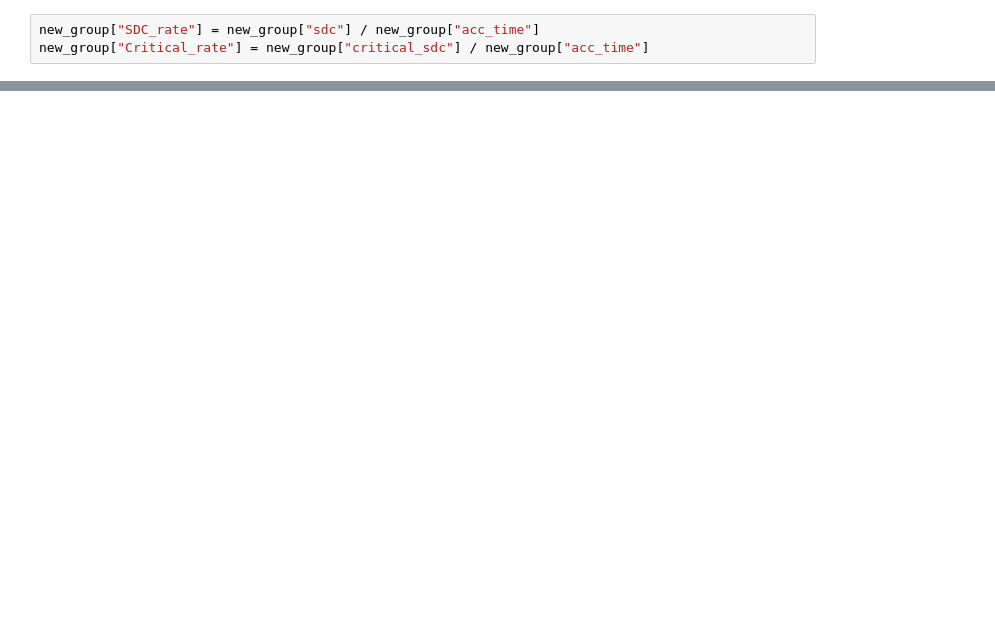
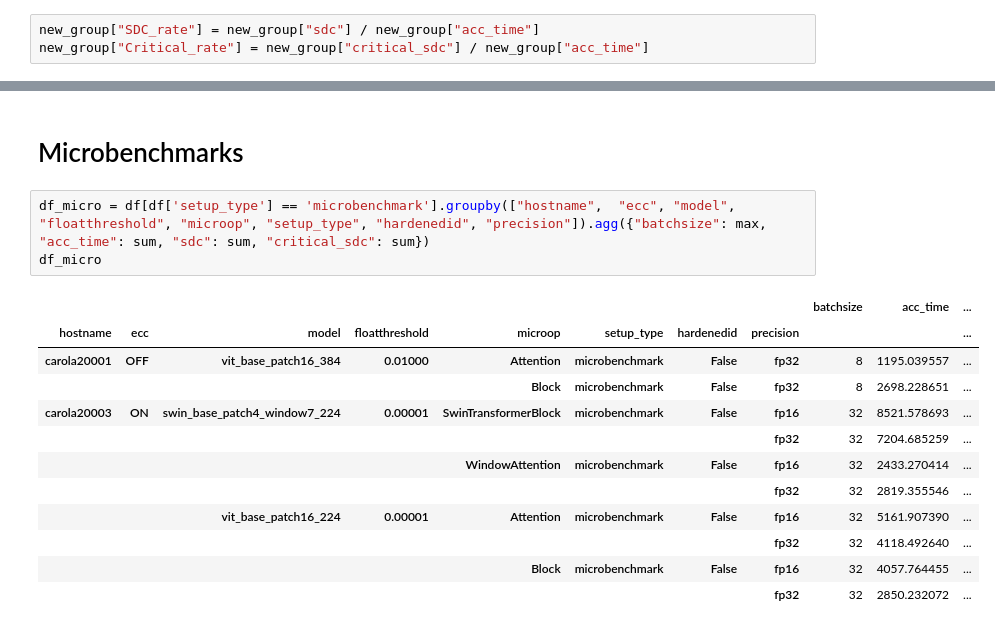
Before and after one commit to diehardnet/vitsreliability, a Jupyter notebook: parsers/show_rad_experiments_partial_results.ipynb, the cells around one changed output, grey strips where cells are left out. Saved outputs shown, nothing was run; the diff lists cells and outputs as text; blank space fills up the shorter version.

```diff
--- a/parsers/show_rad_experiments_partial_results.ipynb
+++ b/parsers/show_rad_experiments_partial_results.ipynb
@@ -75,0 +153,18 @@ grouped_df.loc[pd.IndexSlice[:, "OFF", :]]
+# %% [markdown]
+# Microbenchmarks
+# %%
+df_micro = df[df['setup_type'] == 'microbenchmark'].groupby(["hostname",  "ecc", "model", "floatthreshold", "microop", "setup_type", "hardenedid", "precision"]).agg({"batchsize": max, "acc_time": sum, "sdc": sum, "critical_sdc": sum})
+df_micro
+# %% [output]
+|  |  |  |  |  |  |  |  | batchsize | acc_time | ... |
+| hostname | ecc | model | floatthreshold | microop | setup_type | hardenedid | precision |  |  | ... |
+| carola20001 | OFF | vit_base_patch16_384 | 0.01000 | Attention | microbenchmark | False | fp32 | 8 | 1195.039557 | ... |
+|  |  |  |  | Block | microbenchmark | False | fp32 | 8 | 2698.228651 | ... |
+| carola20003 | ON | swin_base_patch4_window7_224 | 0.00001 | SwinTransformerBlock | microbenchmark | False | fp16 | 32 | 8521.578693 | ... |
+|  |  |  |  |  |  |  | fp32 | 32 | 7204.685259 | ... |
+|  |  |  |  | WindowAttention | microbenchmark | False | fp16 | 32 | 2433.270414 | ... |
+|  |  |  |  |  |  |  | fp32 | 32 | 2819.355546 | ... |
+|  |  | vit_base_patch16_224 | 0.00001 | Attention | microbenchmark | False | fp16 | 32 | 5161.907390 | ... |
+|  |  |  |  |  |  |  | fp32 | 32 | 4118.492640 | ... |
+|  |  |  |  | Block | microbenchmark | False | fp16 | 32 | 4057.764455 | ... |
+|  |  |  |  |  |  |  | fp32 | 32 | 2850.232072 | ... |
```
Also changed, not shown: parts of 13 cells of this notebook, 1 other file.
